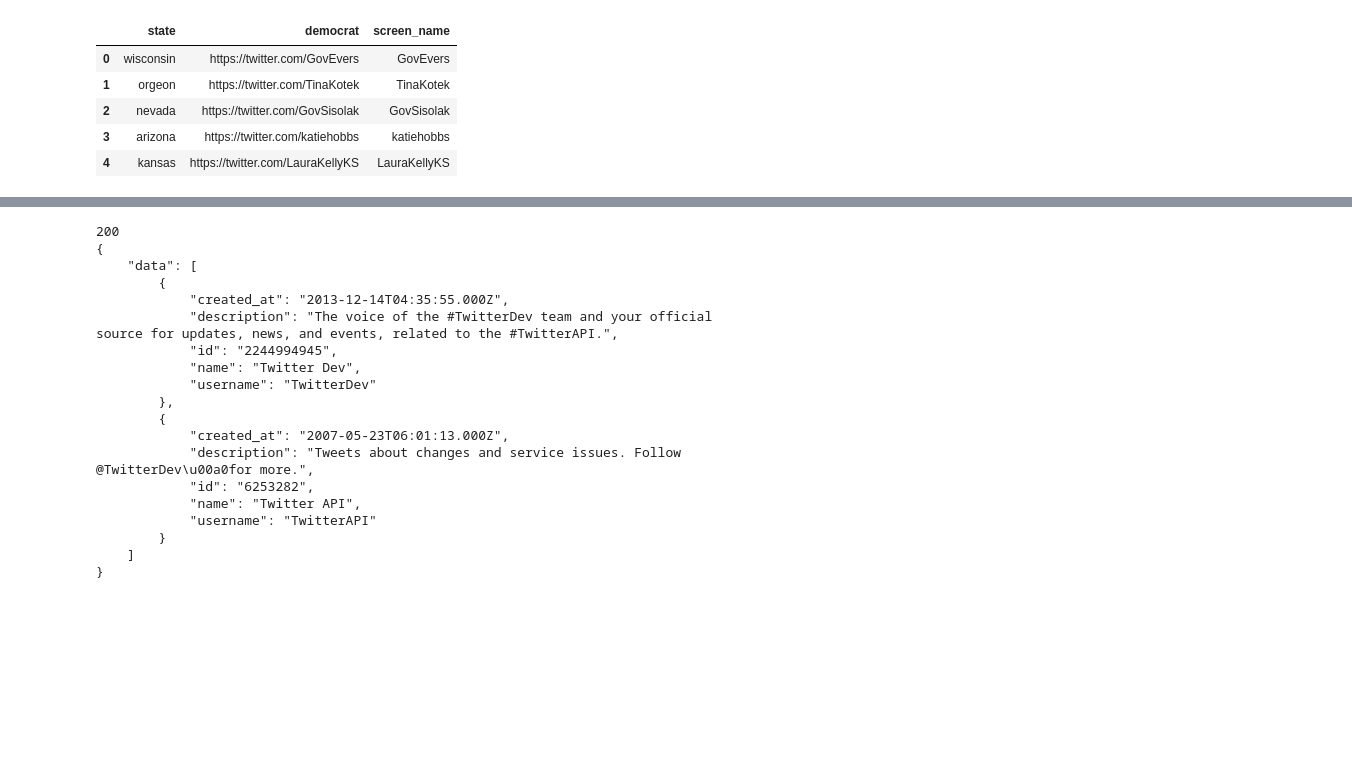
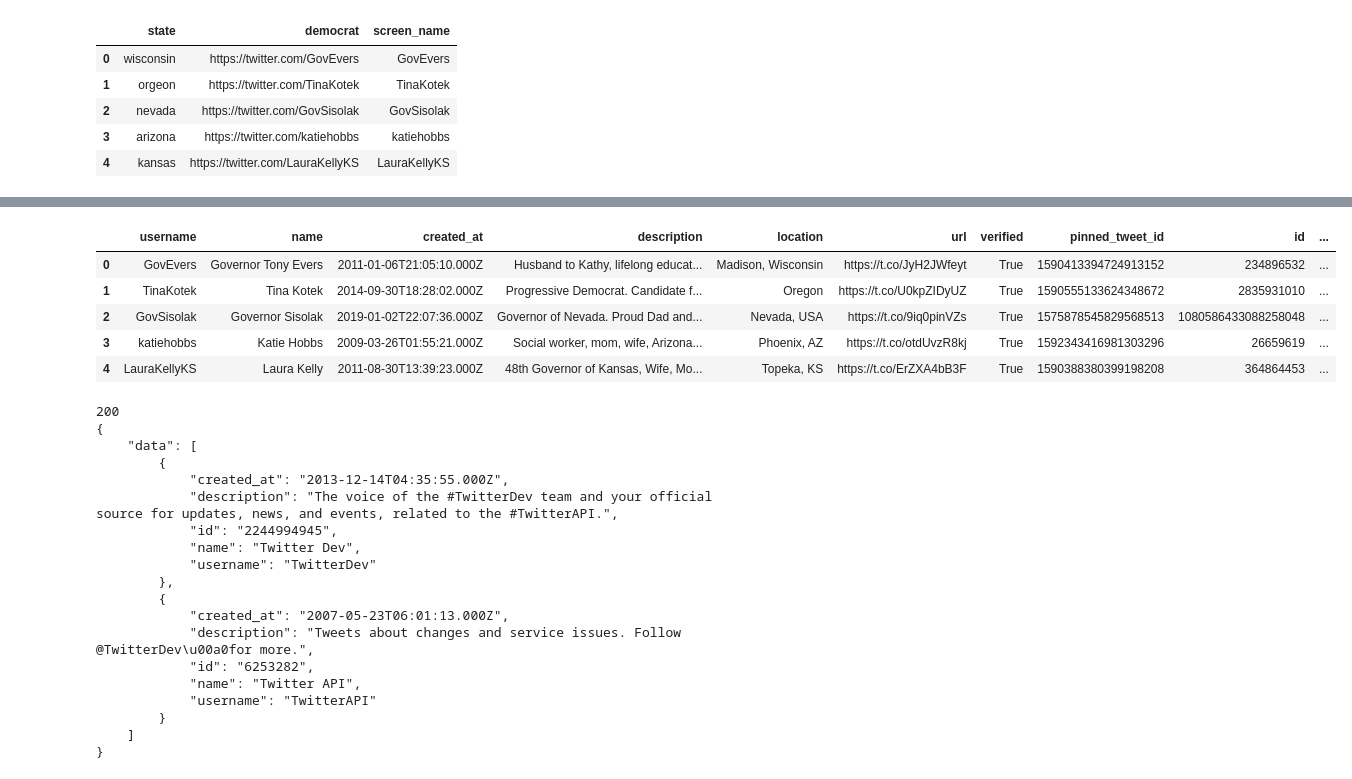
Before and after one commit to jon-chun/scrape-social-medias, a Jupyter notebook: scrape_twitter_usgovs_simple.ipynb, the cells around one changed output, grey strips where cells are left out. Saved outputs shown, nothing was run; the diff lists cells and outputs as text; code cells hidden in the pictures; blank space fills up the shorter version.

```diff
--- a/scrape_twitter_usgovs_simple.ipynb
+++ b/scrape_twitter_usgovs_simple.ipynb
@@ -372,0 +380,35 @@ Processing #34: heidtforgov
+# %%
+username = 'KariLake'
+
+# user_id = 234896532
+json_response = get_user_by_username(username, params)
+print(json.dumps(json_response, indent=4, sort_keys=True))
+# %%
+# Get User data for each Dem Governor
+
+govs_d_user_df = pd.DataFrame()
+
+params = 'created_at,description,entities,id,location,name,pinned_tweet_id,profile_image_url,protected,public_metrics,url,username,verified,withheld'
+
+i = 0
+for i,agov_username in enumerate(govs_d_df.screen_name.to_list()):
+    print(f'Processing #{i}: {agov_username}')
+    try:
+        json_response = get_user_by_username(agov_username, params)
+        # print(json.dumps(json_response, indent=4, sort_keys=True))
+
+        my_userdata_df = pd.DataFrame(pd.json_normalize(json_response['data']))
+
+        print(f'    Appending row: {my_userdata_df.head()}\n\n')
+
+        if i == 0:
+            govs_d_user_df = my_userdata_df.copy(deep=True)
+        else:
+            govs_d_user_df = pd.concat([govs_d_user_df, my_userdata_df], ignore_index=True)
+
+
+    except:
+        print(f'    ERROR: Could not retrieve Tweepy User Object')
+
+
+    i += 1
@@ -373,3 +433,12 @@ Processing #34: heidtforgov
+# %%
+govs_d_user_df.head()
+# %% [output]
+|  | username | name | created_at | description | location | url | verified | pinned_tweet_id | id | ... |
+| 0 | GovEvers | Governor Tony Evers | 2011-01-06T21:05:10.000Z | Husband to Kathy, lifelong educat... | Madison, Wisconsin | https://t.co/JyH2JWfeyt | True | 1590413394724913152 | 234896532 | ... |
+| 1 | TinaKotek | Tina Kotek | 2014-09-30T18:28:02.000Z | Progressive Democrat. Candidate f... | Oregon | https://t.co/U0kpZIDyUZ | True | 1590555133624348672 | 2835931010 | ... |
+| 2 | GovSisolak | Governor Sisolak | 2019-01-02T22:07:36.000Z | Governor of Nevada. Proud Dad and... | Nevada, USA | https://t.co/9iq0pinVZs | True | 1575878545829568513 | 1080586433088258048 | ... |
+| 3 | katiehobbs | Katie Hobbs | 2009-03-26T01:55:21.000Z | Social worker, mom, wife, Arizona... | Phoenix, AZ | https://t.co/otdUvzR8kj | True | 1592343416981303296 | 26659619 | ... |
+| 4 | LauraKellyKS | Laura Kelly | 2011-08-30T13:39:23.000Z | 48th Governor of Kansas, Wife, Mo... | Topeka, KS | https://t.co/ErZXA4bB3F | True | 1590388380399198208 | 364864453 | ... |
 # %%
 #
 
```
Also changed, not shown: parts of 22 cells of this notebook, 3 other files.
